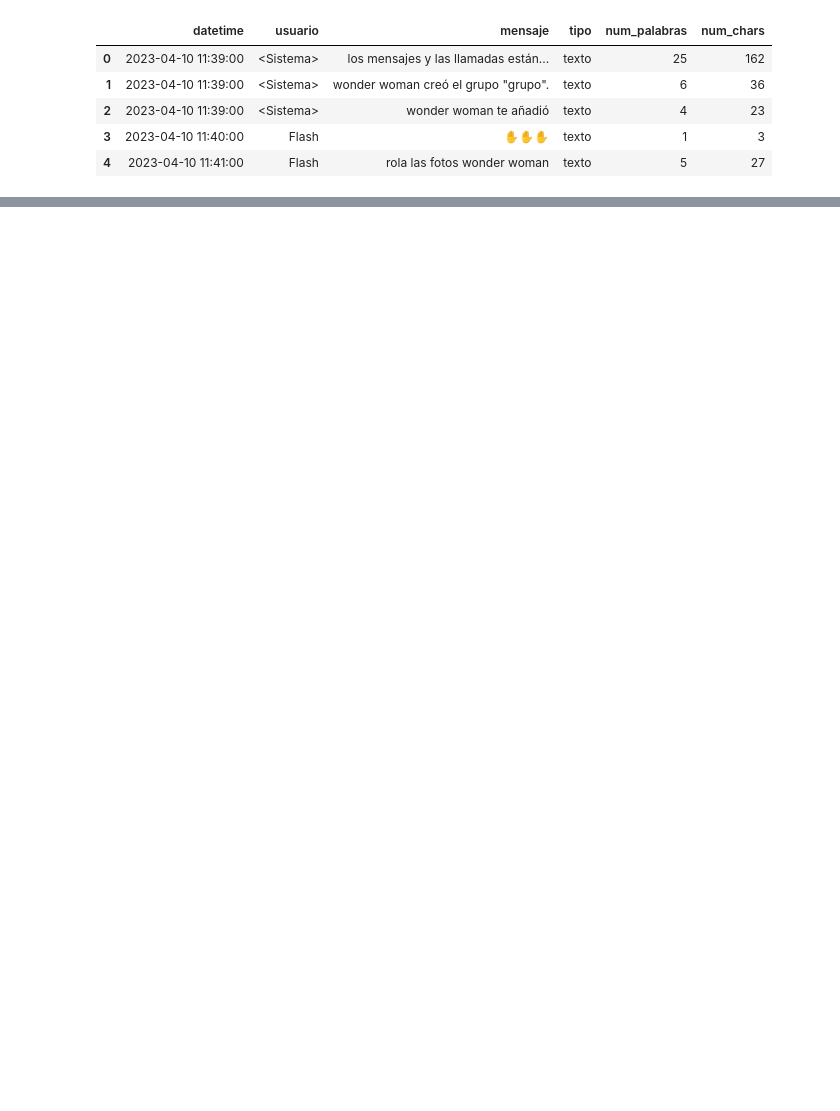
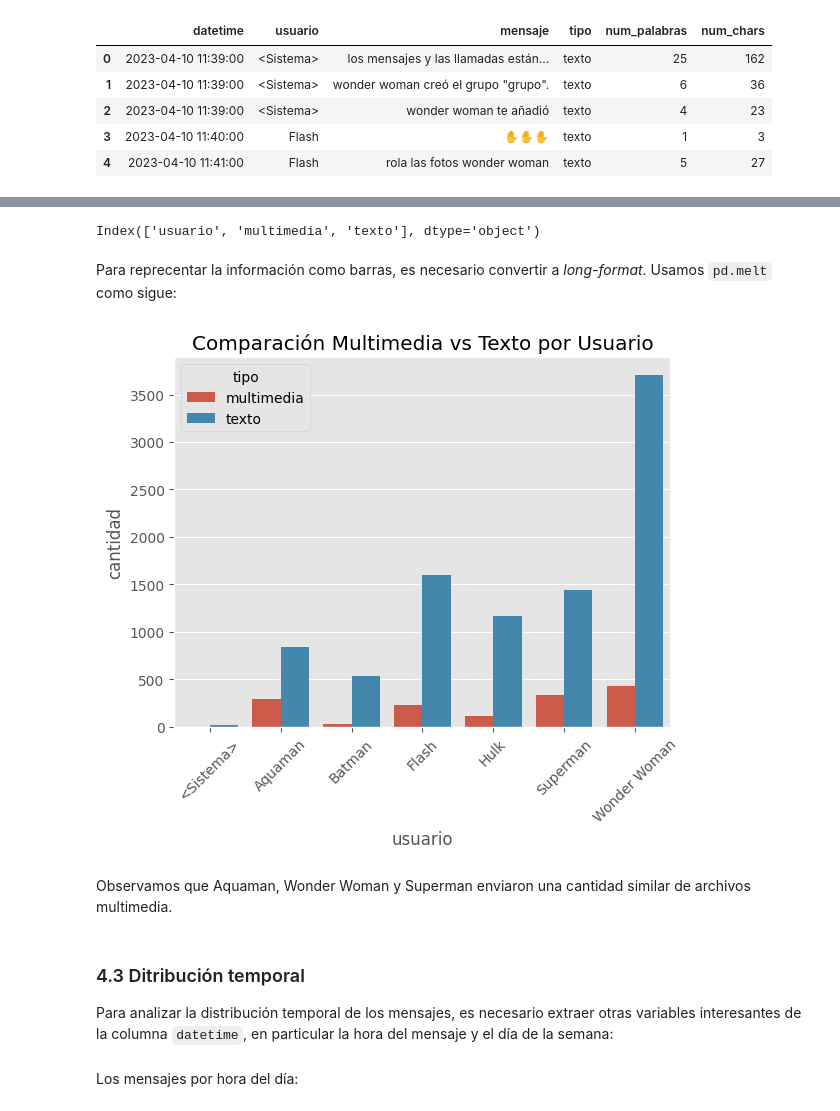
Before and after one commit to isaultirado77/whatsapp, a Jupyter notebook: notebooks/whatsapp_analysis.ipynb, the cells around one changed output, grey strips where cells are left out. Drawn from its saved outputs; the diff is of its cells as text; code cells hidden in the pictures; blank space fills up the shorter version.

```diff
--- a/notebooks/whatsapp_analysis.ipynb
+++ b/notebooks/whatsapp_analysis.ipynb
@@ -298,0 +500,10 @@ df.head()
+# %%
+tabla = (
+    df.groupby(['usuario', 'tipo'])['tipo']
+      .agg('count')
+      .unstack(fill_value=0)
+      .reset_index()
+)
+# %%
+tabla.columns.name = None
+tabla
@@ -298,0 +519,10 @@ df.head()
+# %%
+tabla.columns
+# %% [output]
+Index(['usuario', 'multimedia', 'texto'], dtype='object')
+# %% [markdown]
+Para reprecentar la información como barras, es necesario convertir a *long-format*. Usamos `pd.melt` como sigue:
+# %%
+long_tabla = tabla.melt(id_vars="usuario",
+                  value_vars=["multimedia", "texto"],
+                  var_name="tipo", value_name="cantidad")
@@ -298,0 +531,18 @@ df.head()
+# %%
+sns.barplot(
+    data=long_tabla,
+    x="usuario",
+    y="cantidad",
+    hue="tipo"
+)
+plt.xticks(rotation=45)
+plt.title("Comparación Multimedia vs Texto por Usuario")
+plt.show()
+# %% [output]
+[figure, added]
+# %% [markdown]
+Observamos que Aquaman, Wonder Woman y Superman enviaron una cantidad similar de archivos multimedia.
+# %% [markdown]
+### 4.3 Ditribución temporal
+
+Para analizar la distribución temporal de los mensajes, es necesario extraer otras variables interesantes de la columna `datetime`, en particular la hora del mensaje y el día de la semana:
@@ -298,0 +554,2 @@ df.head()
+# %% [markdown]
+Los mensajes por hora del día:
```
Also changed, not shown: parts of 92 cells of this notebook.
